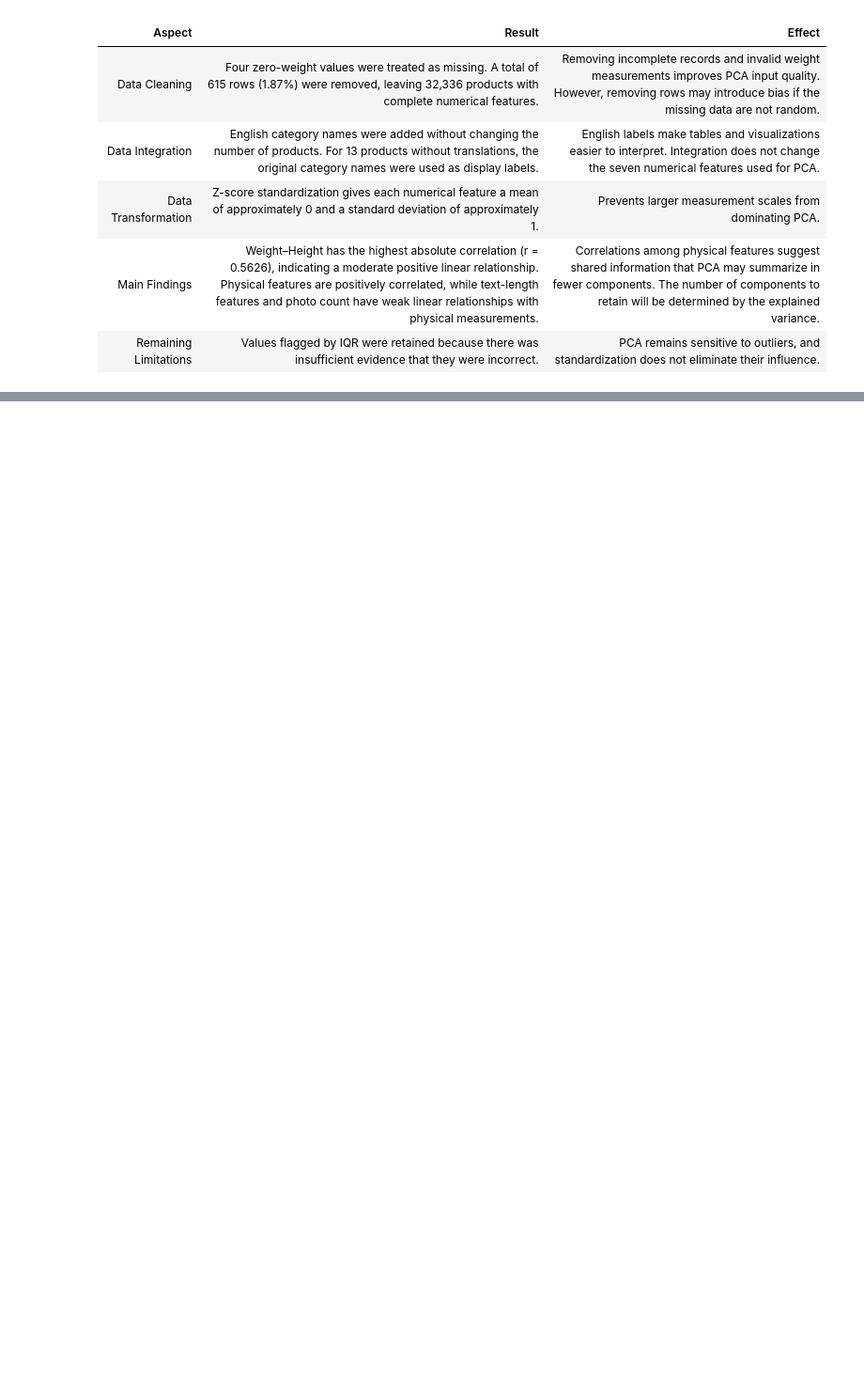
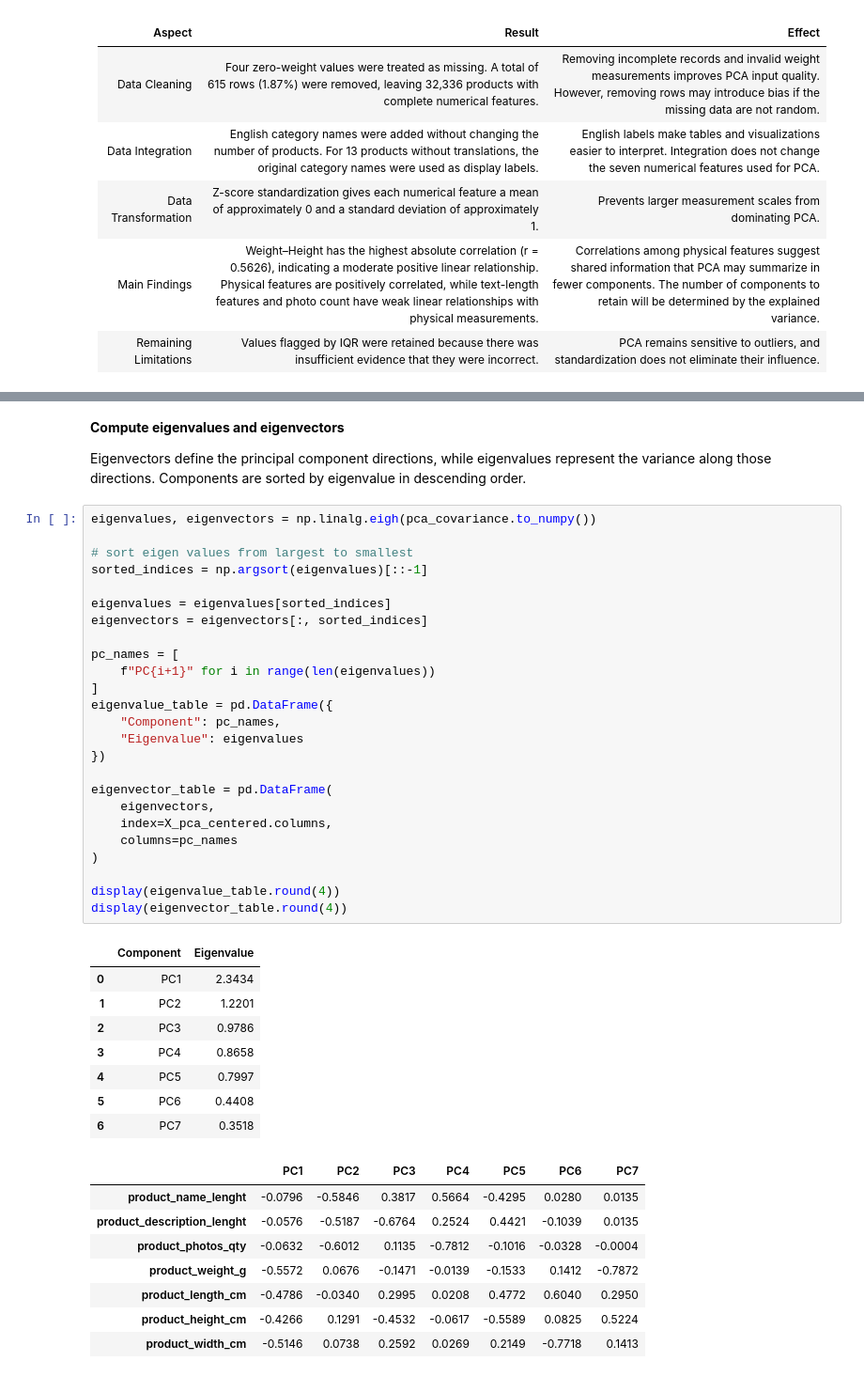
Before and after one commit to tranmaianh-mchn/Machine-Learning-and-Data-Mining-2, a Jupyter notebook: Labwork 1/olist_pca.ipynb, the cells around one changed output, grey strips where cells are left out. Shown at 94% size. Drawn from its saved outputs; the diff is of its cells as text; blank space fills up the shorter version.

```diff
--- a/Labwork 1/olist_pca.ipynb
+++ b/Labwork 1/olist_pca.ipynb
@@ -771,0 +870,48 @@ the quality and reliability of the analysis?*
+# %% [markdown]
+**Compute eigenvalues and eigenvectors**
+
+Eigenvectors define the principal component directions, while
+eigenvalues represent the variance along those directions.
+Components are sorted by eigenvalue in descending order.
+# %%
+eigenvalues, eigenvectors = np.linalg.eigh(pca_covariance.to_numpy())
+
+# sort eigen values from largest to smallest
+sorted_indices = np.argsort(eigenvalues)[::-1]
+
+eigenvalues = eigenvalues[sorted_indices]
+eigenvectors = eigenvectors[:, sorted_indices]
+
+pc_names = [
+    f"PC{i+1}" for i in range(len(eigenvalues))
+]
+eigenvalue_table = pd.DataFrame({
+    "Component": pc_names,
+    "Eigenvalue": eigenvalues
+})
+
+eigenvector_table = pd.DataFrame(
+    eigenvectors,
+    index=X_pca_centered.columns,
+    columns=pc_names
+)
+
+display(eigenvalue_table.round(4))
+display(eigenvector_table.round(4))
+# %% [output]
+|  | Component | Eigenvalue |
+| 0 | PC1 | 2.3434 |
+| 1 | PC2 | 1.2201 |
+| 2 | PC3 | 0.9786 |
+| 3 | PC4 | 0.8658 |
+| 4 | PC5 | 0.7997 |
+| 5 | PC6 | 0.4408 |
+| 6 | PC7 | 0.3518 |
+|  | PC1 | PC2 | PC3 | PC4 | PC5 | PC6 | PC7 |
+| product_name_lenght | -0.0796 | -0.5846 | 0.3817 | 0.5664 | -0.4295 | 0.0280 | 0.0135 |
+| product_description_lenght | -0.0576 | -0.5187 | -0.6764 | 0.2524 | 0.4421 | -0.1039 | 0.0135 |
+| product_photos_qty | -0.0632 | -0.6012 | 0.1135 | -0.7812 | -0.1016 | -0.0328 | -0.0004 |
+| product_weight_g | -0.5572 | 0.0676 | -0.1471 | -0.0139 | -0.1533 | 0.1412 | -0.7872 |
+| product_length_cm | -0.4786 | -0.0340 | 0.2995 | 0.0208 | 0.4772 | 0.6040 | 0.2950 |
+| product_height_cm | -0.4266 | 0.1291 | -0.4532 | -0.0617 | -0.5589 | 0.0825 | 0.5224 |
+| product_width_cm | -0.5146 | 0.0738 | 0.2592 | 0.0269 | 0.2149 | -0.7718 | 0.1413 |
```
Also changed, not shown: parts of 29 cells of this notebook.
